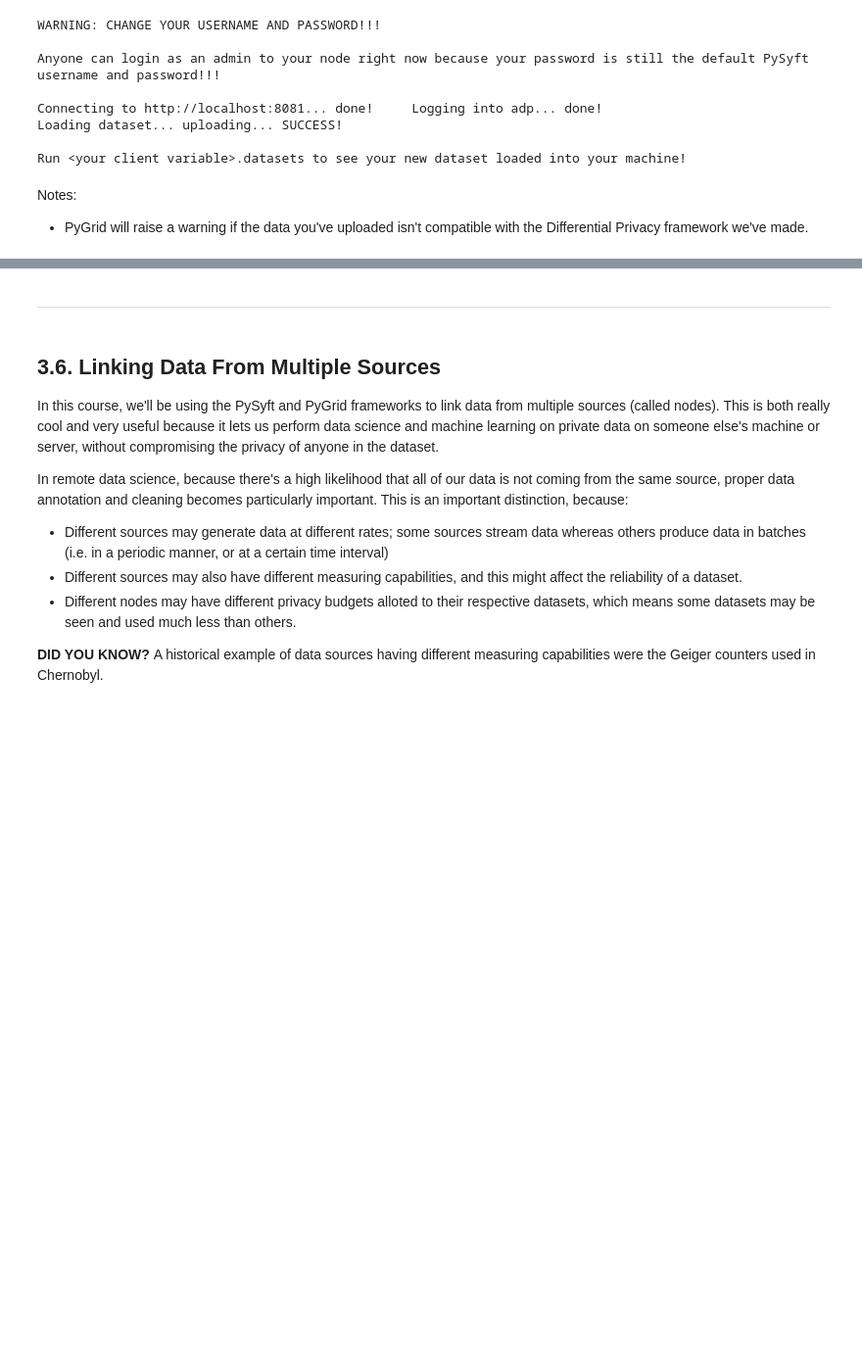
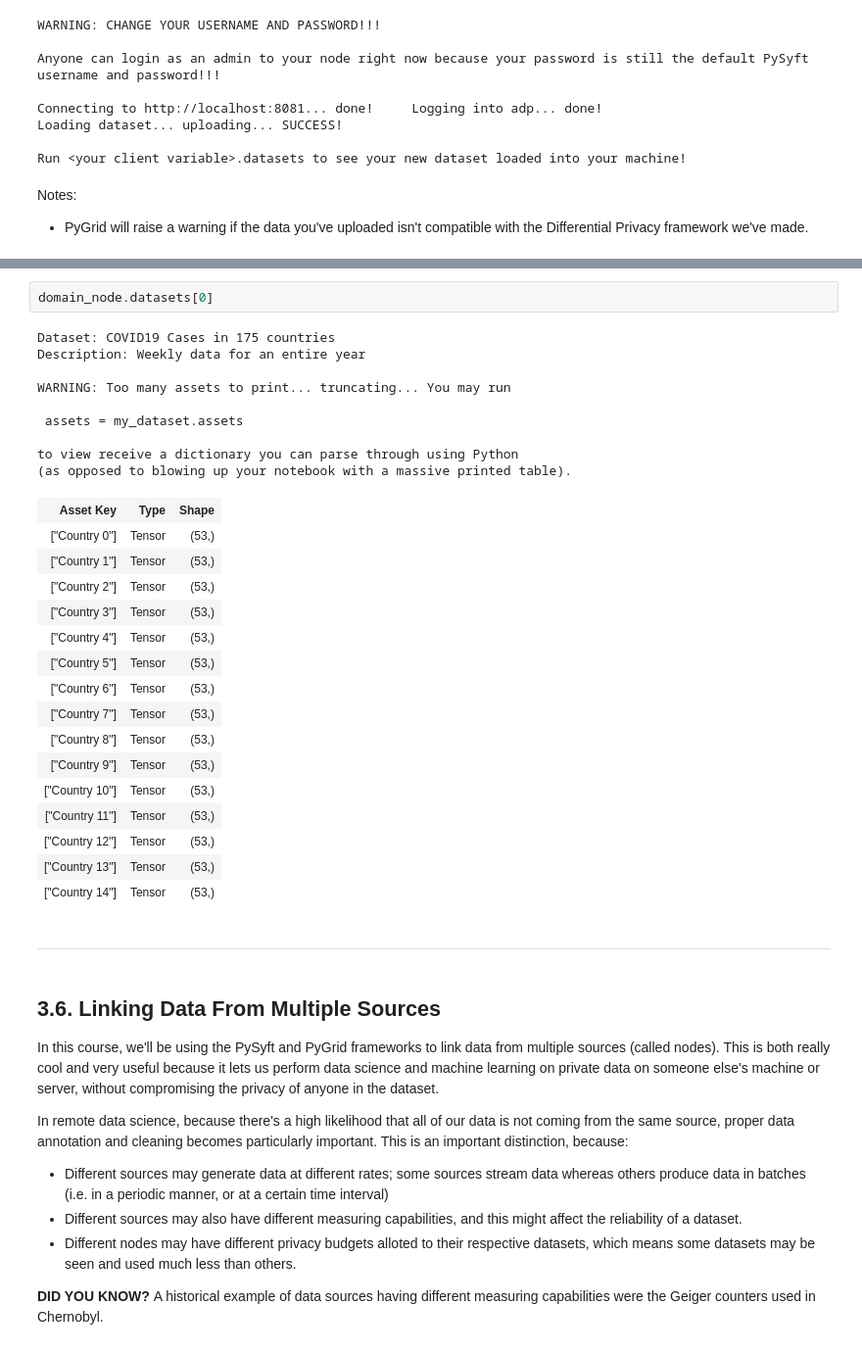
Before and after one commit to OpenMined/courses, a Jupyter notebook: L3_DataPreparation.ipynb, the cells around one changed output, grey strips where cells are left out. Shown at 98% size. Saved outputs shown, nothing was run; the diff lists cells and outputs as text; blank space fills up the shorter version.

```diff
--- a/L3_DataPreparation.ipynb
+++ b/L3_DataPreparation.ipynb
@@ -392,3 +388,31 @@ domain_node.datasets
+# %%
+domain_node.datasets[0]
+# %% [output]
+Dataset: COVID19 Cases in 175 countries
+Description: Weekly data for an entire year
+
+WARNING: Too many assets to print... truncating... You may run
+
+ assets = my_dataset.assets
+
+to view receive a dictionary you can parse through using Python
+(as opposed to blowing up your notebook with a massive printed table).
+| Asset Key | Type | Shape |
+| ["Country 0"] | Tensor | (53,) |
+| ["Country 1"] | Tensor | (53,) |
+| ["Country 2"] | Tensor | (53,) |
+| ["Country 3"] | Tensor | (53,) |
+| ["Country 4"] | Tensor | (53,) |
+| ["Country 5"] | Tensor | (53,) |
+| ["Country 6"] | Tensor | (53,) |
+| ["Country 7"] | Tensor | (53,) |
+| ["Country 8"] | Tensor | (53,) |
+| ["Country 9"] | Tensor | (53,) |
+| ["Country 10"] | Tensor | (53,) |
+| ["Country 11"] | Tensor | (53,) |
+| ["Country 12"] | Tensor | (53,) |
+| ["Country 13"] | Tensor | (53,) |
+| ["Country 14"] | Tensor | (53,) |
 # %% [markdown]
 <hr>
 # %% [markdown]
```
Also changed, not shown: parts of 2 cells of this notebook.
